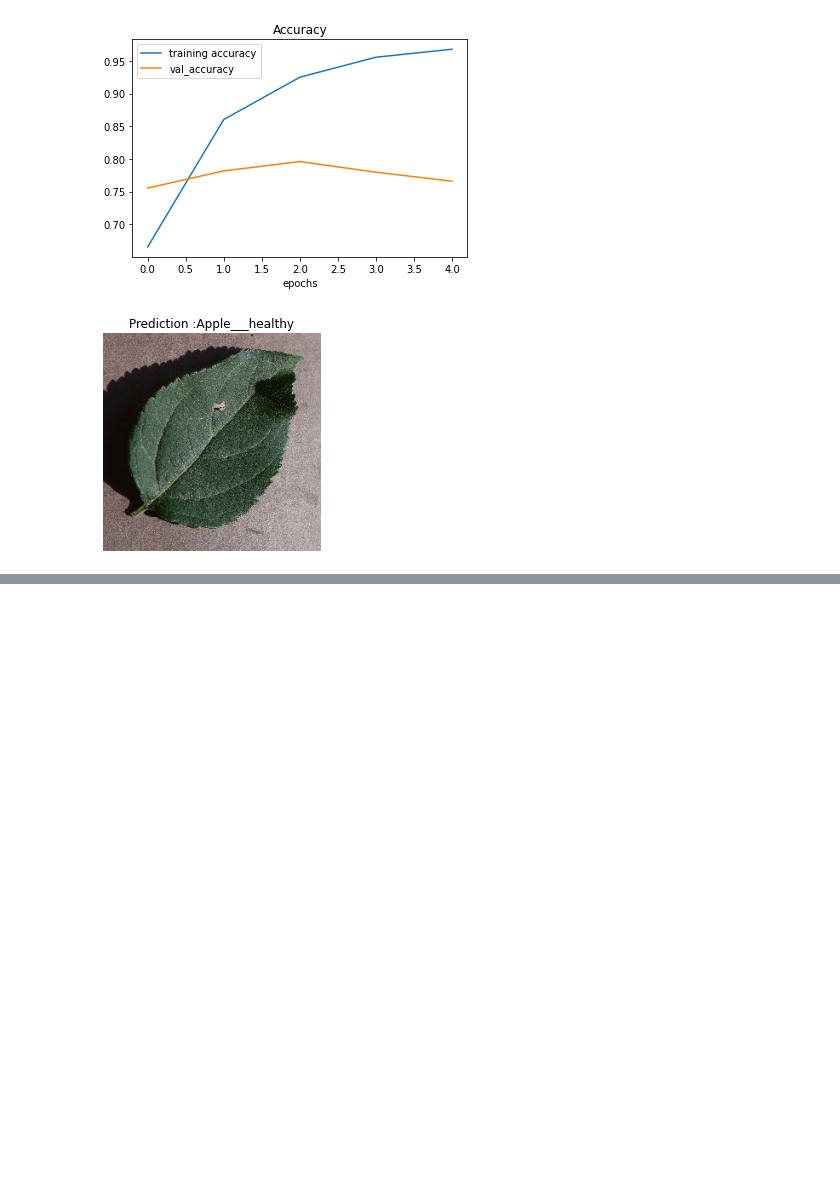
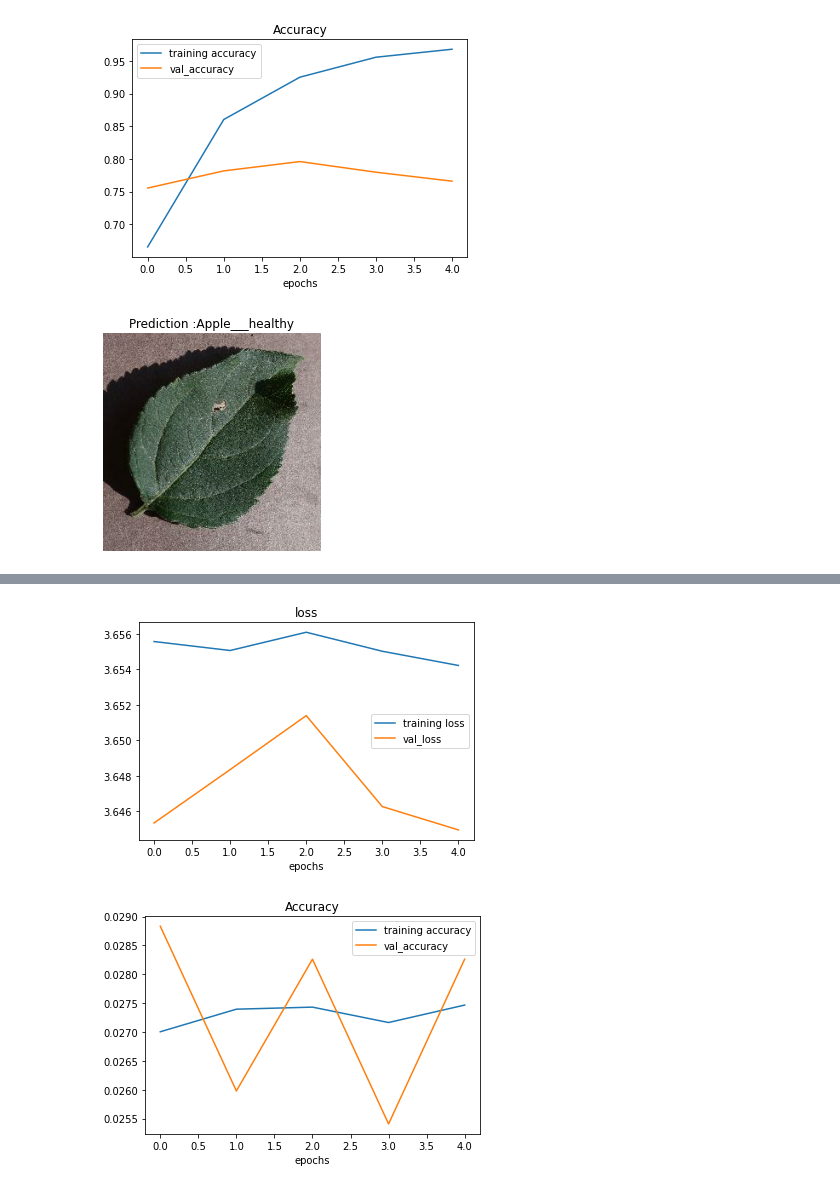
Before and after one commit to AdilGeelani/Plant-Disease-Detection, a Jupyter notebook: Plant_disease_detectionipynb.ipynb, the cells around one changed output, grey strips where cells are left out. Saved outputs shown, nothing was run; the diff lists cells and outputs as text; code cells hidden in the pictures; blank space fills up the shorter version.

```diff
--- a/Plant_disease_detectionipynb.ipynb
+++ b/Plant_disease_detectionipynb.ipynb
@@ -344,0 +347,36 @@ load_prep_pred_plot(model_3, "/content/0e99efe9-d414-4091-b7b4-6ba6856db3d9___RS
+# %%
+# 1. Create base model with tf.keras.applications
+base_model = tf.keras.applications.EfficientNetB0(include_top=False)
+
+# 2. Freeze the base model (so the pre-learned patterns remain)
+base_model.trainable = False
+
+# 3. Create inputs into the base model
+inputs = tf.keras.layers.Input(shape=(256, 256, 3), name="input_layer")
+
+# 4. Pass the inputs to the base_model (note: using tf.keras.applications, EfficientNet inputs don't have to be normalized)
+x = base_model(inputs)
+
+# 6. Average pool the outputs of the base model (aggregate all the most important information, reduce number of computations)
+x = tf.keras.layers.GlobalAveragePooling2D(name="global_average_pooling_layer")(x)
+print(f"After GlobalAveragePooling2D(): {x.shape}")
+
+# 7. Create the output activation layer
+outputs = tf.keras.layers.Dense(38, activation="softmax", name="output_layer")(x)
+
+# 8. Combine the inputs with the outputs into a model
+model_4 = tf.keras.Model(inputs, outputs)
+
+# 9. Compile the model
+model_4.compile(loss='categorical_crossentropy',
+              optimizer=tf.keras.optimizers.Adam(),
+              metrics=["accuracy"])
+
+# 10. Fit the model (we use less steps for validation so it's faster)
+history_4 = model_4.fit(train_data,
+                        epochs=5,
+                        steps_per_epoch=len(train_data),
+                        validation_data=validation_data,
+                        # Go through less of the validation data so epochs are faster (we want faster experiments!)
+                        validation_steps=len(validation_data),
+                        )
@@ -344,0 +490,5 @@ load_prep_pred_plot(model_3, "/content/0e99efe9-d414-4091-b7b4-6ba6856db3d9___RS
+# %%
+plot_loss_curves(history_4)
+# %% [output]
+[figure, added]
+[figure, added]
```
Also changed, not shown: parts of 13 cells of this notebook.
